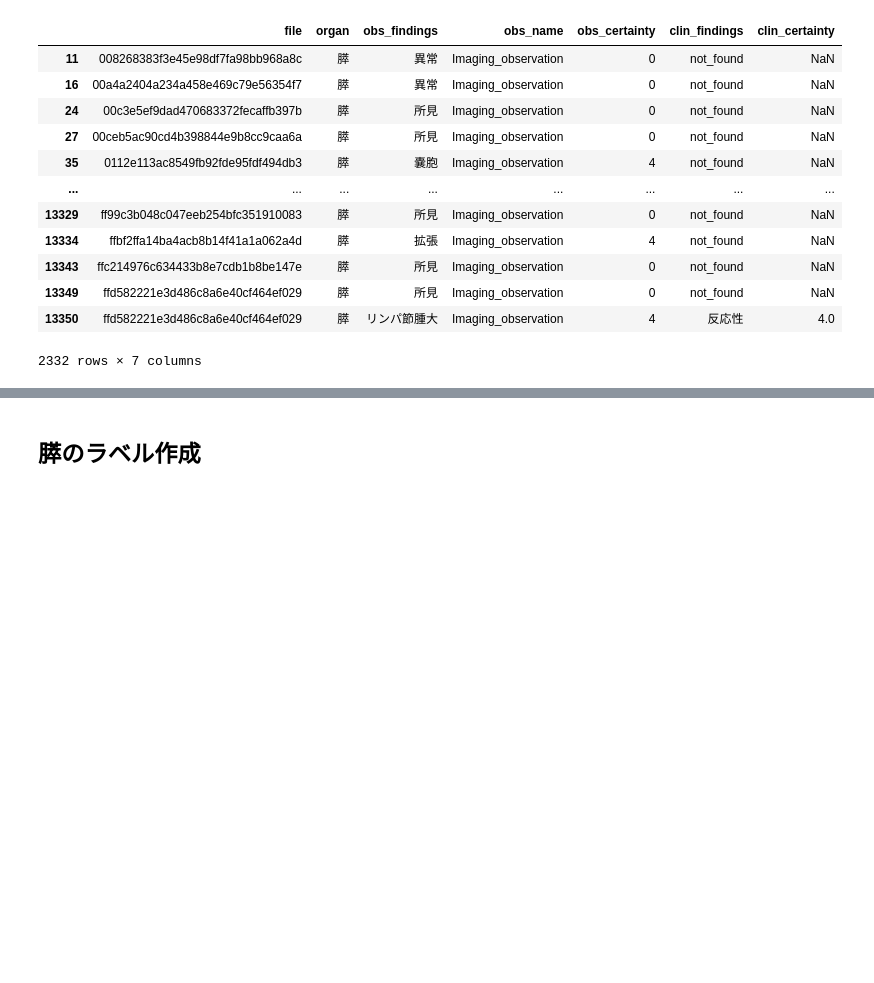
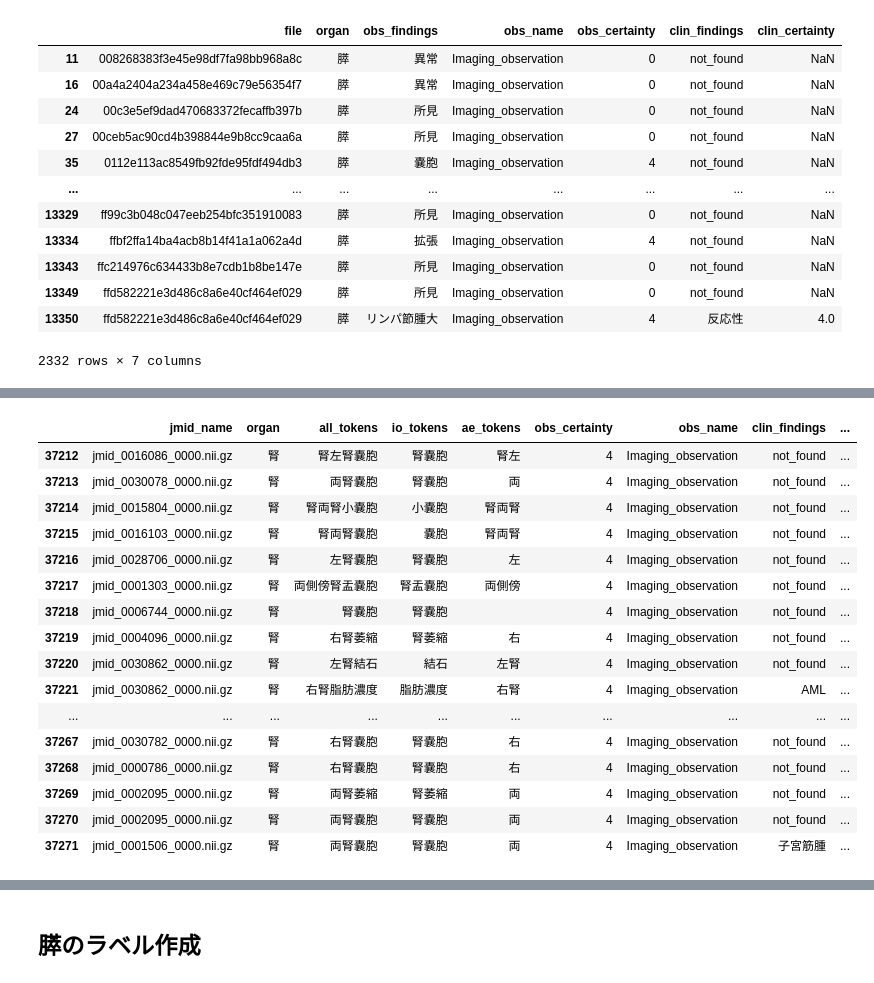
Before and after one commit to jun-sato/sato_j-mid_ad, a Jupyter notebook: code/eda_json.ipynb, the cells around one changed output, grey strips where cells are left out. Drawn from its saved outputs; the diff is of its cells as text; code cells hidden in the pictures; blank space fills up the shorter version.

```diff
--- a/code/eda_json.ipynb
+++ b/code/eda_json.ipynb
@@ -125,0 +279,20 @@ df.head()
+# %%
+data_kidney.tail(60)
+# %% [output]
+|  | jmid_name | organ | all_tokens | io_tokens | ae_tokens | obs_certainty | obs_name | clin_findings | ... |
+| 37212 | jmid_0016086_0000.nii.gz | 腎 | 腎左腎嚢胞 | 腎嚢胞 | 腎左 | 4 | Imaging_observation | not_found | ... |
+| 37213 | jmid_0030078_0000.nii.gz | 腎 | 両腎嚢胞 | 腎嚢胞 | 両 | 4 | Imaging_observation | not_found | ... |
+| 37214 | jmid_0015804_0000.nii.gz | 腎 | 腎両腎小嚢胞 | 小嚢胞 | 腎両腎 | 4 | Imaging_observation | not_found | ... |
+| 37215 | jmid_0016103_0000.nii.gz | 腎 | 腎両腎嚢胞 | 嚢胞 | 腎両腎 | 4 | Imaging_observation | not_found | ... |
+| 37216 | jmid_0028706_0000.nii.gz | 腎 | 左腎嚢胞 | 腎嚢胞 | 左 | 4 | Imaging_observation | not_found | ... |
+| 37217 | jmid_0001303_0000.nii.gz | 腎 | 両側傍腎盂嚢胞 | 腎盂嚢胞 | 両側傍 | 4 | Imaging_observation | not_found | ... |
+| 37218 | jmid_0006744_0000.nii.gz | 腎 | 腎嚢胞 | 腎嚢胞 |  | 4 | Imaging_observation | not_found | ... |
+| 37219 | jmid_0004096_0000.nii.gz | 腎 | 右腎萎縮 | 腎萎縮 | 右 | 4 | Imaging_observation | not_found | ... |
+| 37220 | jmid_0030862_0000.nii.gz | 腎 | 左腎結石 | 結石 | 左腎 | 4 | Imaging_observation | not_found | ... |
+| 37221 | jmid_0030862_0000.nii.gz | 腎 | 右腎脂肪濃度 | 脂肪濃度 | 右腎 | 4 | Imaging_observation | AML | ... |
+| ... | ... | ... | ... | ... | ... | ... | ... | ... | ... |
+| 37267 | jmid_0030782_0000.nii.gz | 腎 | 右腎嚢胞 | 腎嚢胞 | 右 | 4 | Imaging_observation | not_found | ... |
+| 37268 | jmid_0000786_0000.nii.gz | 腎 | 右腎嚢胞 | 腎嚢胞 | 右 | 4 | Imaging_observation | not_found | ... |
+| 37269 | jmid_0002095_0000.nii.gz | 腎 | 両腎萎縮 | 腎萎縮 | 両 | 4 | Imaging_observation | not_found | ... |
+| 37270 | jmid_0002095_0000.nii.gz | 腎 | 両腎嚢胞 | 腎嚢胞 | 両 | 4 | Imaging_observation | not_found | ... |
+| 37271 | jmid_0001506_0000.nii.gz | 腎 | 両腎嚢胞 | 腎嚢胞 | 両 | 4 | Imaging_observation | 子宮筋腫 | ... |
```
Also changed, not shown: parts of 52 cells of this notebook.
